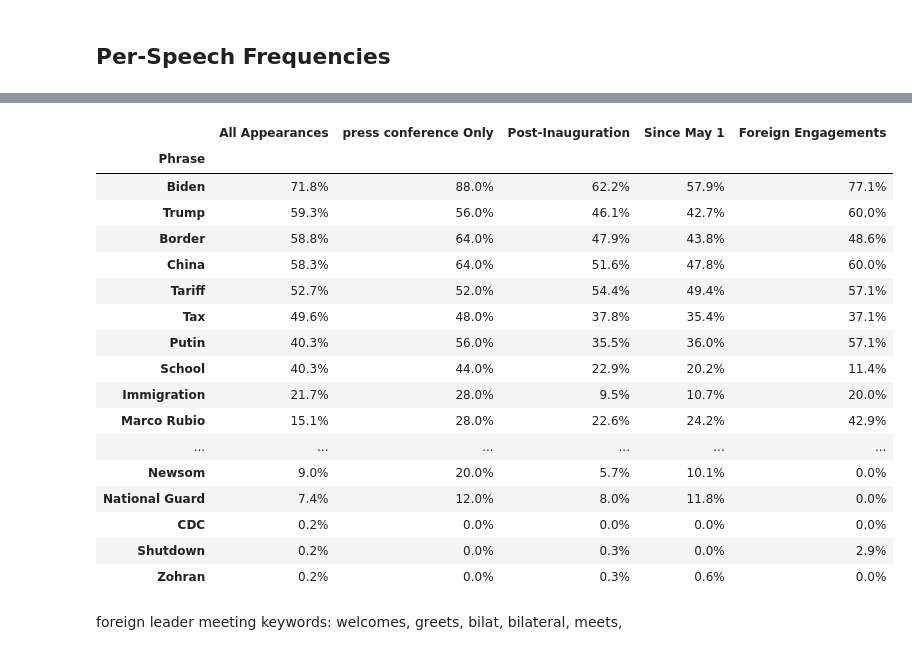
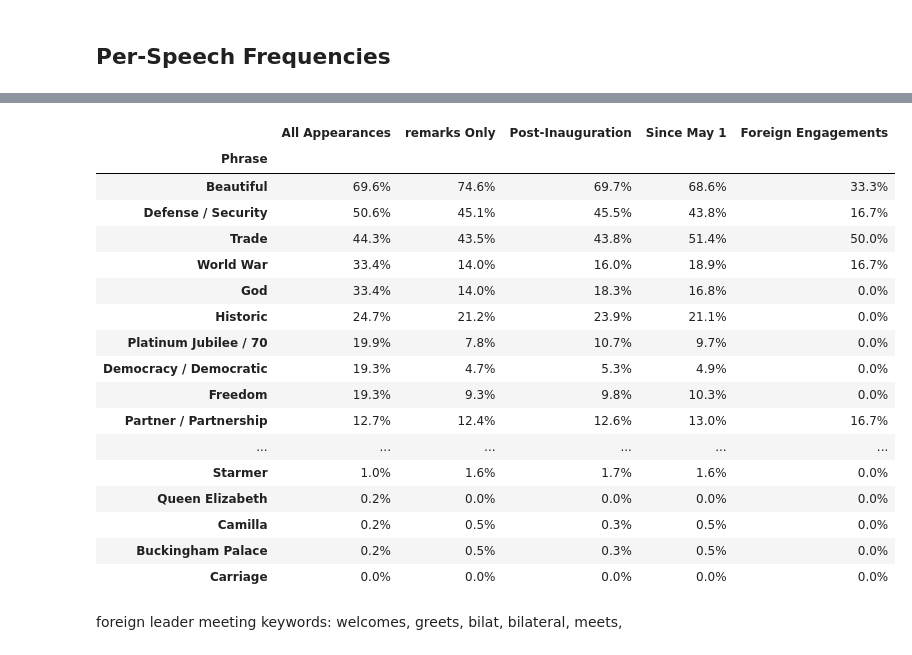
Before and after one commit to jsteng19/kalshi-research, a Jupyter notebook: notebooks/trump_appearance.ipynb, the cells around one changed output, grey strips where cells are left out. Drawn from its saved outputs; the diff is of its cells as text; code cells hidden in the pictures.

```diff
--- a/notebooks/trump_appearance.ipynb
+++ b/notebooks/trump_appearance.ipynb
@@ -142,0 +33,33 @@ True
+# %%
+PHRASES = ['World War',
+'Trade',
+'Starmer',
+'Sovereignty',
+'Scotland',
+'Rule of Law',
+'Queen Elizabeth',
+'Partner / Partnership',
+'Prince / Princess',
+'Platinum Jubilee / 70',
+'London',
+'Legacy',
+'Historic',
+'God',
+'Freedom',
+'Defense / Security',
+'Democracy / Democratic',
+'D-Day / Normandy',
+'Commonwealth',
+'Culture / Cultural',
+'Churchill',
+'Carriage',
+'Camilla',
+'Buckingham Palace',
+'Ancestry / Heritage',
+'Beautiful',
+'Ally / Alliance']
+
+SEARCH_PHRASES = generate_regex_patterns(PHRASES)
+
+from pprint import pprint
+pprint(SEARCH_PHRASES)
@@ -643,7 +644,8 @@ def plot_distribution_comparison(phrase, poisson_df, nb_df, max_k=10):
     plt.show()
 
 # Calculate predictions using both models
-avg_speech_length = df_category['text_length'].mean()
+# avg_speech_length = df_category['text_length'].mean()
+avg_speech_length = 534
 
 print("Negative Binomial Predictions based on all appearances:")
 nb_predictions = calculate_negative_binomial_predictions(df, avg_speech_length)
@@ -841,13 +847,14 @@ df_since_may = df[df['date'] >= '2025-05-01']
 
 # Filter for foreign engagements
 df_foreign = df[df['file'].isin(foreign_engagements)]
-min_words = 500
+min_words = 100
+max_words = 1000
 # Filter out foreign engagements with less than x words
-df_foreign_filtered = df_foreign[df_foreign['text_length'] >= min_words]
-filtered_out = df_foreign[df_foreign['text_length'] < min_words]
+df_foreign_filtered = df_foreign[(df_foreign['text_length'] >= min_words) & (df_foreign['text_length'] <= max_words)]
+filtered_out = df_foreign[(df_foreign['text_length'] < min_words) | (df_foreign['text_length'] > max_words)]
 
 if len(filtered_out) > 0:
-    print(f"Filtered out {len(filtered_out)} foreign engagements with less than {min_words} words:")
+    print(f"Filtered out {len(filtered_out)} foreign engagements with less than {min_words} words or more than {max_words} words:")
     for _, row in filtered_out.iterrows():
         print(f"  - {row['file']} ({row['text_length']} words)")
     print()
@@ -899,23 +912,23 @@ Filtered out 8 foreign engagements with less than 500 words:
 
 Percentage of Appearances Containing Each Phrase:
-|  | All Appearances | press conference Only | Post-Inauguration | Since May 1 | Foreign Engagements |
+|  | All Appearances | remarks Only | Post-Inauguration | Since May 1 | Foreign Engagements |
 | Phrase |  |  |  |  |  |
-| Biden | 71.8% | 88.0% | 62.2% | 57.9% | 77.1% |
-| Trump | 59.3% | 56.0% | 46.1% | 42.7% | 60.0% |
-| Border | 58.8% | 64.0% | 47.9% | 43.8% | 48.6% |
-| China | 58.3% | 64.0% | 51.6% | 47.8% | 60.0% |
-| Tariff | 52.7% | 52.0% | 54.4% | 49.4% | 57.1% |
-| Tax | 49.6% | 48.0% | 37.8% | 35.4% | 37.1% |
-| Putin | 40.3% | 56.0% | 35.5% | 36.0% | 57.1% |
-| School | 40.3% | 44.0% | 22.9% | 20.2% | 11.4% |
-| Immigration | 21.7% | 28.0% | 9.5% | 10.7% | 20.0% |
-| Marco Rubio | 15.1% | 28.0% | 22.6% | 24.2% | 42.9% |
+| Beautiful | 69.6% | 74.6% | 69.7% | 68.6% | 33.3% |
+| Defense / Security | 50.6% | 45.1% | 45.5% | 43.8% | 16.7% |
+| Trade | 44.3% | 43.5% | 43.8% | 51.4% | 50.0% |
+| World War | 33.4% | 14.0% | 16.0% | 18.9% | 16.7% |
+| God | 33.4% | 14.0% | 18.3% | 16.8% | 0.0% |
+| Historic | 24.7% | 21.2% | 23.9% | 21.1% | 0.0% |
+| Platinum Jubilee / 70 | 19.9% | 7.8% | 10.7% | 9.7% | 0.0% |
+| Democracy / Democratic | 19.3% | 4.7% | 5.3% | 4.9% | 0.0% |
+| Freedom | 19.3% | 9.3% | 9.8% | 10.3% | 0.0% |
+| Partner / Partnership | 12.7% | 12.4% | 12.6% | 13.0% | 16.7% |
 | ... | ... | ... | ... | ... | ... |
-| Newsom | 9.0% | 20.0% | 5.7% | 10.1% | 0.0% |
-| National Guard | 7.4% | 12.0% | 8.0% | 11.8% | 0.0% |
-| CDC | 0.2% | 0.0% | 0.0% | 0.0% | 0.0% |
-| Shutdown | 0.2% | 0.0% | 0.3% | 0.0% | 2.9% |
-| Zohran | 0.2% | 0.0% | 0.3% | 0.6% | 0.0% |
+| Starmer | 1.0% | 1.6% | 1.7% | 1.6% | 0.0% |
+| Queen Elizabeth | 0.2% | 0.0% | 0.0% | 0.0% | 0.0% |
+| Camilla | 0.2% | 0.5% | 0.3% | 0.5% | 0.0% |
+| Buckingham Palace | 0.2% | 0.5% | 0.3% | 0.5% | 0.0% |
+| Carriage | 0.0% | 0.0% | 0.0% | 0.0% | 0.0% |
 # %% [markdown]
 foreign leader meeting keywords:
 welcomes, greets, bilat, bilateral, meets,
```
Also changed, not shown: parts of 15 cells of this notebook, 41 other files.
